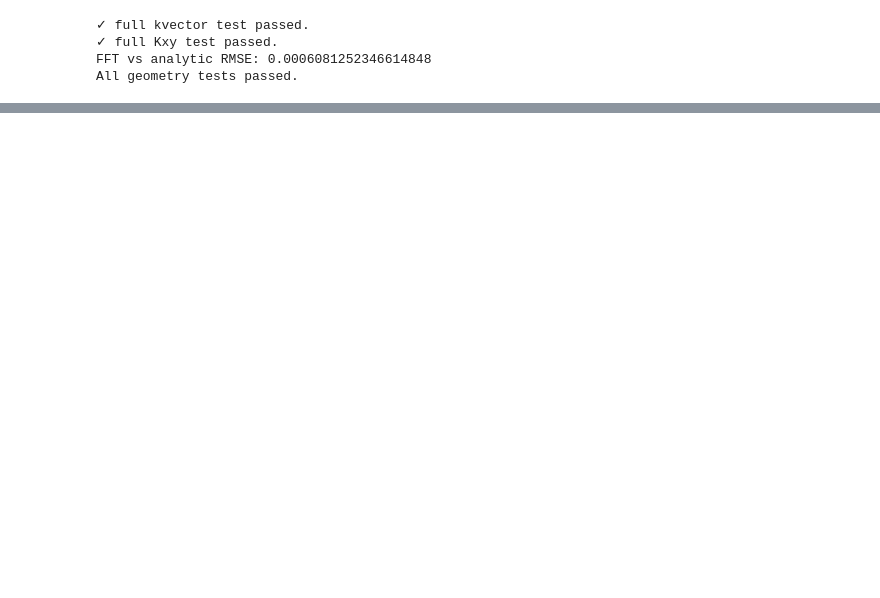
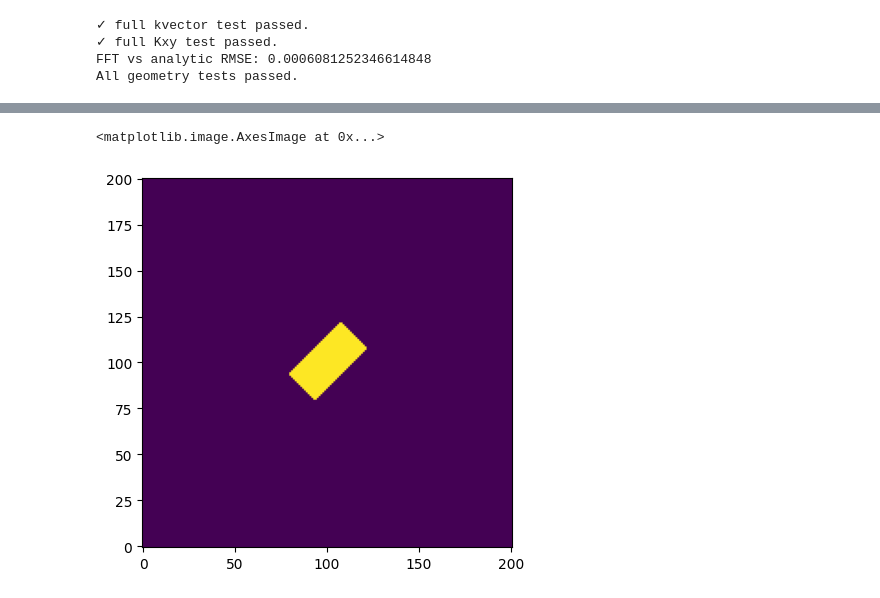
Before and after one commit to RodionovSA/metarcwa, a Jupyter notebook: test.ipynb, the cells around one changed output, grey strips where cells are left out. Saved outputs shown, nothing was run; the diff lists cells and outputs as text; code cells hidden in the pictures; blank space fills up the shorter version.

```diff
--- a/test.ipynb
+++ b/test.ipynb
@@ -136,0 +79,21 @@ plt.imshow(rect1.to_bitmap(period, grid).cpu().T)
+# %%
+bitmap_im = rect.bitmap.cpu()
+bitmap_new = torch.nn.Parameter(backend.asarray(bitmap_im.clone()), requires_grad=True)
+epsilon = torch.nn.Parameter(torch.tensor([2, 3, 4, 5]) + 0.1j, requires_grad=True)  # (B,)
+mu = torch.nn.Parameter(torch.tensor([2, 3, 24, 5]) + 0.1j, requires_grad=True)  # (B,)
+epsilon_bg = torch.nn.Parameter(torch.tensor(1.0) + 0.0j, requires_grad=True)
+mu_bg = torch.nn.Parameter(torch.tensor([1.0, 2.0, 3.0, 4.0]) + 0.0j, requires_grad=True)
+
+bitmap = Bitmap(backend,
+                canv,
+                bitmap=bitmap_new,
+                epsilon=epsilon,
+                mu=mu)
+
+bitmap.epsilon_xy(epsilon_bg=epsilon_bg).abs().sum().backward(retain_graph=True)
+bitmap.mu_xy(mu_bg=mu_bg).abs().sum().backward()
+
+plt.imshow(bitmap.bitmap.detach().cpu().T, origin='lower')
+# %% [output]
+<matplotlib.image.AxesImage at 0x...>
+[figure, added]
```
Also changed, not shown: parts of 14 cells of this notebook, 6 other files.
